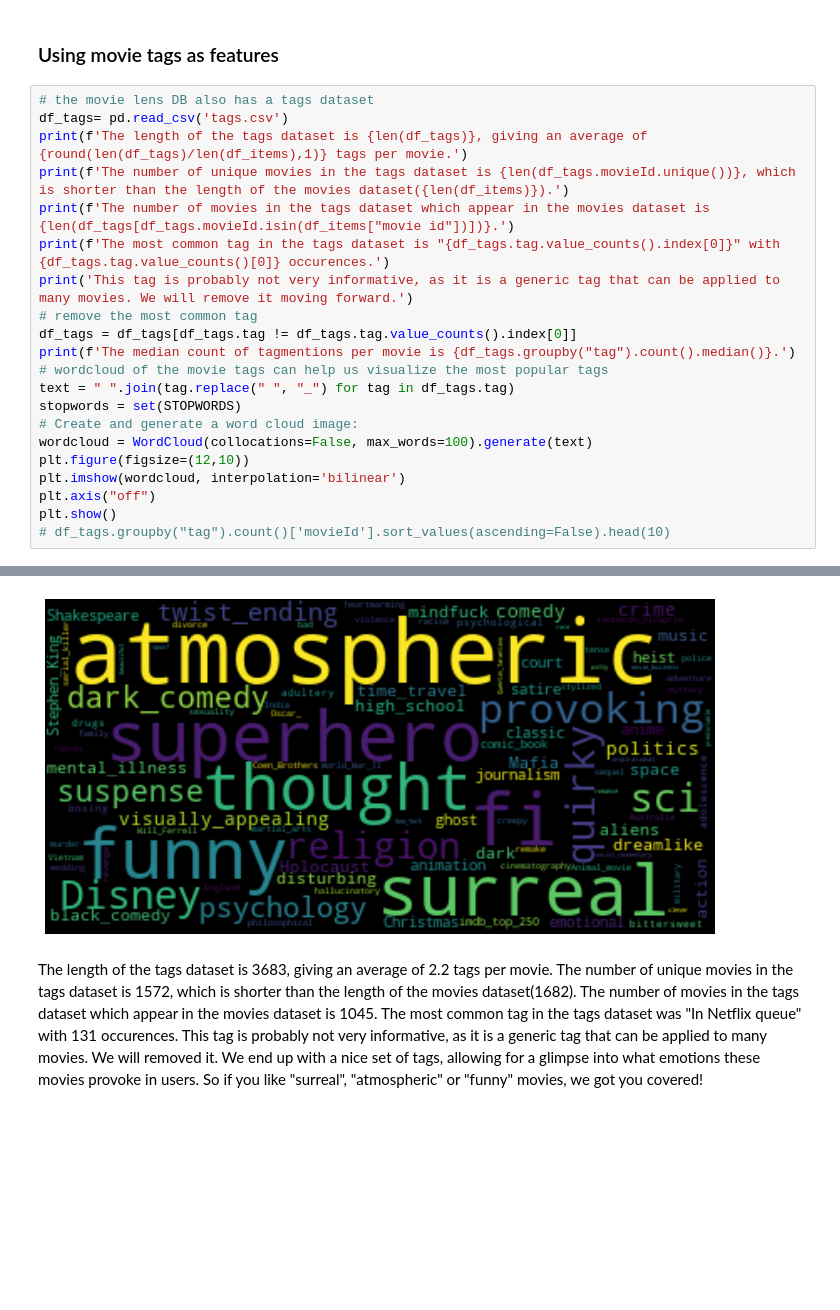
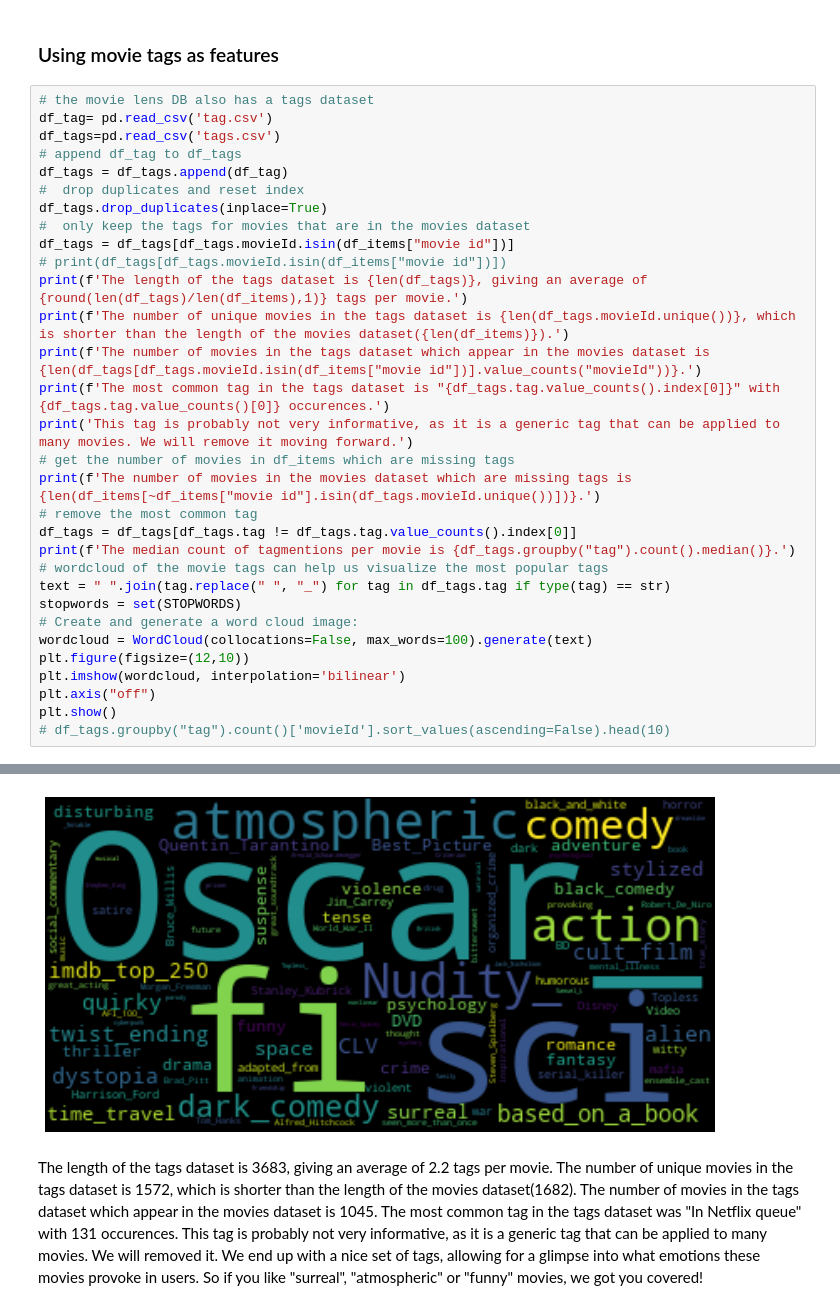
Before and after one commit to tsalex1992/Recommendation-Systems, a Jupyter notebook: HW2/Assignment2.ipynb, the cells around one changed output, grey strips where cells are left out. Saved outputs shown, nothing was run; the diff lists cells and outputs as text; blank space fills up the shorter version.

```diff
--- a/HW2/Assignment2.ipynb
+++ b/HW2/Assignment2.ipynb
@@ -145,17 +145,27 @@ This can help us understand if a user has a taste for older movies ot they prefe
 ### Using movie tags as features
 # %%
 # the movie lens DB also has a tags dataset
-df_tags= pd.read_csv('tags.csv')
+df_tag= pd.read_csv('tag.csv')
+df_tags=pd.read_csv('tags.csv')
+# append df_tag to df_tags
+df_tags = df_tags.append(df_tag)
+#  drop duplicates and reset index
+df_tags.drop_duplicates(inplace=True)
+#  only keep the tags for movies that are in the movies dataset
+df_tags = df_tags[df_tags.movieId.isin(df_items["movie id"])]
+# print(df_tags[df_tags.movieId.isin(df_items["movie id"])])
 print(f'The length of the tags dataset is {len(df_tags)}, giving an average of {round(len(df_tags)/len(df_items),1)} tags per movie.')
 print(f'The number of unique movies in the tags dataset is {len(df_tags.movieId.unique())}, which is shorter than the length of the movies dataset({len(df_items)}).')
-print(f'The number of movies in the tags dataset which appear in the movies dataset is {len(df_tags[df_tags.movieId.isin(df_items["movie id"])])}.')
+print(f'The number of movies in the tags dataset which appear in the movies dataset is {len(df_tags[df_tags.movieId.isin(df_items["movie id"])].value_counts("movieId"))}.')
 print(f'The most common tag in the tags dataset is "{df_tags.tag.value_counts().index[0]}" with {df_tags.tag.value_counts()[0]} occurences.')
 print('This tag is probably not very informative, as it is a generic tag that can be applied to many movies. We will remove it moving forward.')
+# get the number of movies in df_items which are missing tags
+print(f'The number of movies in the movies dataset which are missing tags is {len(df_items[~df_items["movie id"].isin(df_tags.movieId.unique())])}.')
 # remove the most common tag
 df_tags = df_tags[df_tags.tag != df_tags.tag.value_counts().index[0]]
 print(f'The median count of tagmentions per movie is {df_tags.groupby("tag").count().median()}.')
 # wordcloud of the movie tags can help us visualize the most popular tags
-text = " ".join(tag.replace(" ", "_") for tag in df_tags.tag)
+text = " ".join(tag.replace(" ", "_") for tag in df_tags.tag if type(tag) == str)
 stopwords = set(STOPWORDS)
 # Create and generate a word cloud image:
 wordcloud = WordCloud(collocations=False, max_words=100).generate(text)
@@ -173,8 +184,8 @@ This tag is probably not very informative, as it is a generic tag that can be ap
 The median count of tagmentions per movie is userId       1.0
 movieId      1.0
 timestamp    1.0
 dtype: float64.
-[figure, old version]
+[figure, new version]
 # %% [markdown]
 The length of the tags dataset is 3683, giving an average of 2.2 tags per movie.</br>
 The number of unique movies in the tags dataset is 1572, which is shorter than the length of the movies dataset(1682).</br>
```
Also changed, not shown: parts of 25 cells of this notebook, 3 other files.
